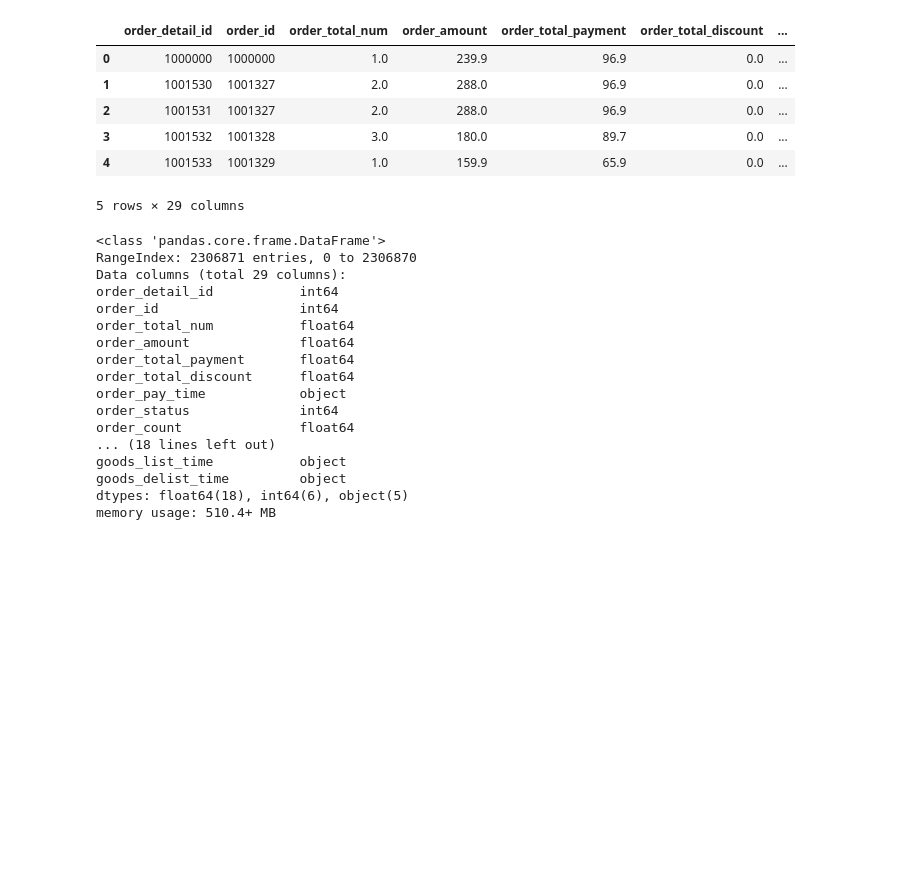
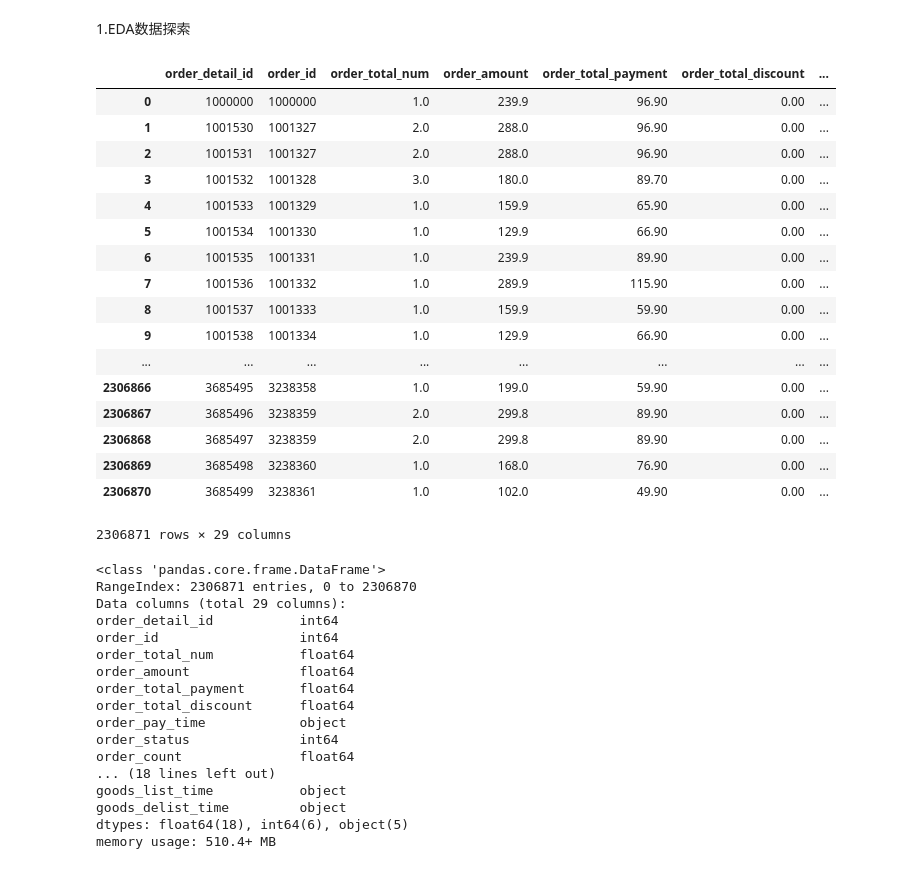
Before and after one commit to lygeneral/Computational-Advertising, a Jupyter notebook: AI-Studio/MarTech-Track1/dataProcess.ipynb, the cells around one changed output. Drawn from its saved outputs; the diff is of its cells as text; code cells hidden in the pictures; blank space fills up the shorter version.

```diff
--- a/AI-Studio/MarTech-Track1/dataProcess.ipynb
+++ b/AI-Studio/MarTech-Track1/dataProcess.ipynb
@@ -1,3 +1,5 @@
+# %% [markdown]
+1.EDA数据探索
 # %%
 import pandas as pd
 
@@ -6,13 +10,25 @@ df = pd.read_csv('rawdata/train.csv')
-# %%
-df.head()
-# %% [output]
-|  | order_detail_id | order_id | order_total_num | order_amount | order_total_payment | order_total_discount | ... |
-| 0 | 1000000 | 1000000 | 1.0 | 239.9 | 96.9 | 0.0 | ... |
-| 1 | 1001530 | 1001327 | 2.0 | 288.0 | 96.9 | 0.0 | ... |
-| 2 | 1001531 | 1001327 | 2.0 | 288.0 | 96.9 | 0.0 | ... |
-| 3 | 1001532 | 1001328 | 3.0 | 180.0 | 89.7 | 0.0 | ... |
-| 4 | 1001533 | 1001329 | 1.0 | 159.9 | 65.9 | 0.0 | ... |
-5 rows × 29 columns
+# %%
+# 数据整体分布
+def summary_status(data):
+# %% [output]
+|  | order_detail_id | order_id | order_total_num | order_amount | order_total_payment | order_total_discount | ... |
+| 0 | 1000000 | 1000000 | 1.0 | 239.9 | 96.90 | 0.00 | ... |
+| 1 | 1001530 | 1001327 | 2.0 | 288.0 | 96.90 | 0.00 | ... |
+| 2 | 1001531 | 1001327 | 2.0 | 288.0 | 96.90 | 0.00 | ... |
+| 3 | 1001532 | 1001328 | 3.0 | 180.0 | 89.70 | 0.00 | ... |
+| 4 | 1001533 | 1001329 | 1.0 | 159.9 | 65.90 | 0.00 | ... |
+| 5 | 1001534 | 1001330 | 1.0 | 129.9 | 66.90 | 0.00 | ... |
+| 6 | 1001535 | 1001331 | 1.0 | 239.9 | 89.90 | 0.00 | ... |
+| 7 | 1001536 | 1001332 | 1.0 | 289.9 | 115.90 | 0.00 | ... |
+| 8 | 1001537 | 1001333 | 1.0 | 159.9 | 59.90 | 0.00 | ... |
+| 9 | 1001538 | 1001334 | 1.0 | 129.9 | 66.90 | 0.00 | ... |
+| ... | ... | ... | ... | ... | ... | ... | ... |
+| 2306866 | 3685495 | 3238358 | 1.0 | 199.0 | 59.90 | 0.00 | ... |
+| 2306867 | 3685496 | 3238359 | 2.0 | 299.8 | 89.90 | 0.00 | ... |
+| 2306868 | 3685497 | 3238359 | 2.0 | 299.8 | 89.90 | 0.00 | ... |
+| 2306869 | 3685498 | 3238360 | 1.0 | 168.0 | 76.90 | 0.00 | ... |
+| 2306870 | 3685499 | 3238361 | 1.0 | 102.0 | 49.90 | 0.00 | ... |
+2306871 rows × 29 columns
 # %%
 df.info()
 # %% [output]
```
Also changed, not shown: parts of 6 cells of this notebook, 30 other files.
